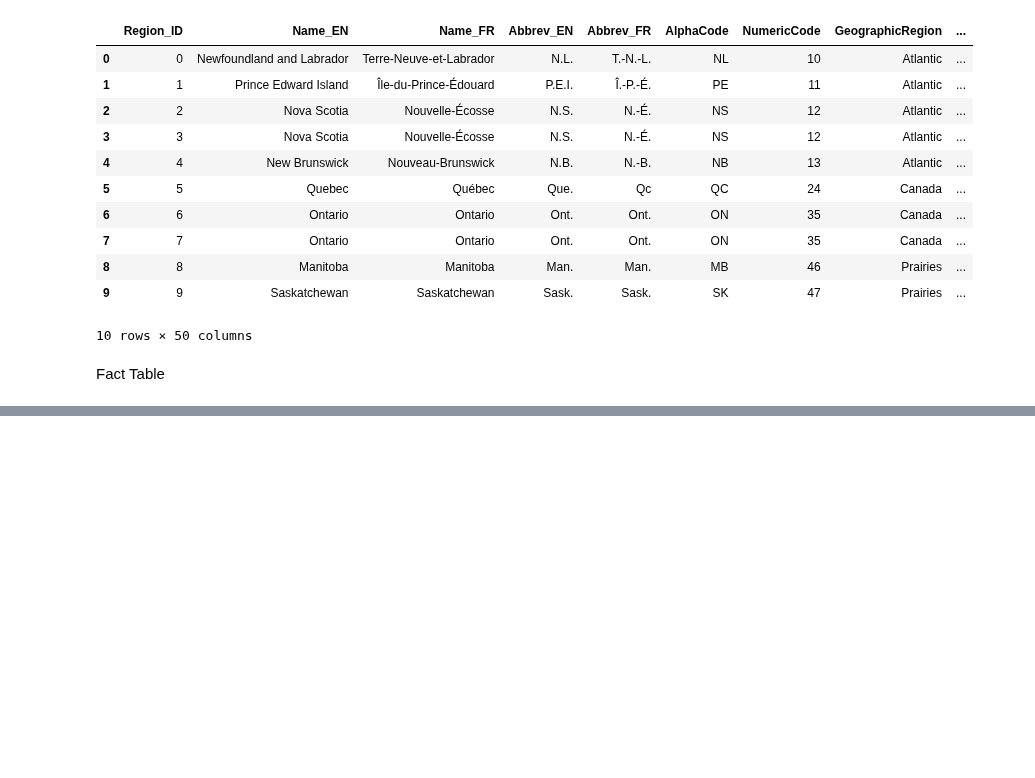
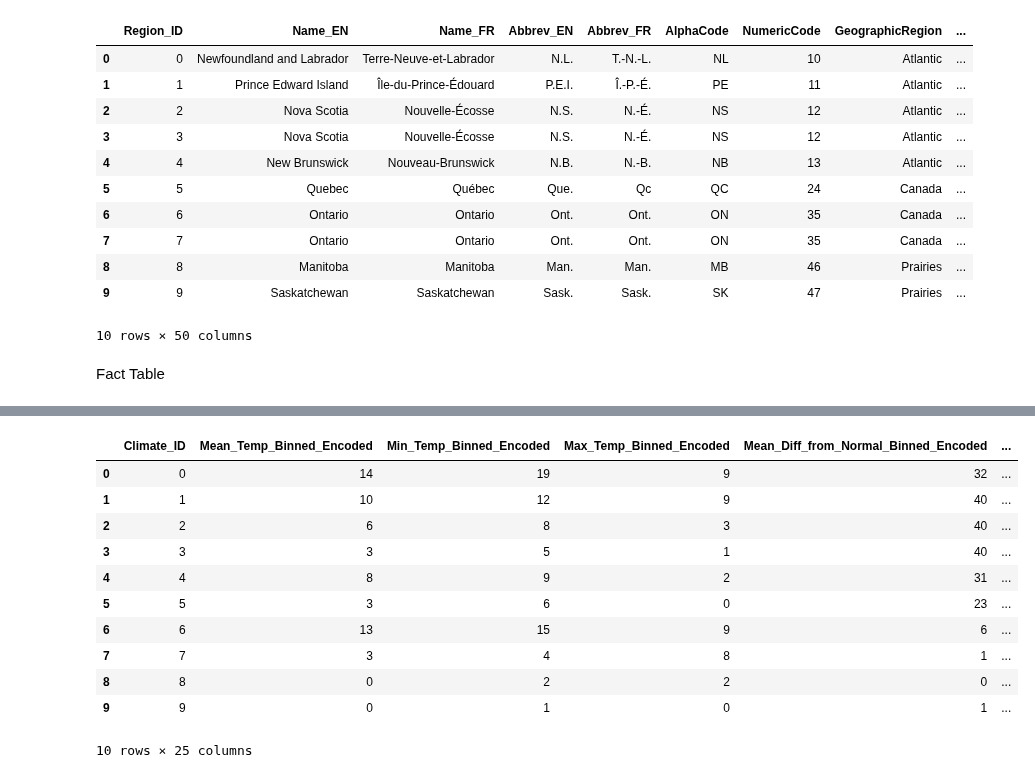
Before and after one commit to Daniel-Dumitrescu/csi4142-project, a Jupyter notebook: Data_Transformation.ipynb, the cells around one changed output, grey strips where cells are left out. Drawn from its saved outputs; the diff is of its cells as text; code cells hidden in the pictures; blank space fills up the shorter version.

```diff
--- a/Data_Transformation.ipynb
+++ b/Data_Transformation.ipynb
@@ -214,0 +254,6 @@ fact_table['Total_Value_Binned_Encoded'] = pd.qcut(region_df[col], q=math.ceil(m
+# %%
+crop_df = pd.read_csv("datasets/crop_dimension_encoded.csv")
+region_df = pd.read_csv("datasets/region_dim_binned_encoded.csv")
+date_df = pd.read_csv("datasets\dates_dim.csv")
+climate_df = pd.read_csv("datasets\climate_dimension_binned.csv")
+fact_table = pd.read_csv("datasets/cropFactTable.csv")
@@ -214,0 +326,19 @@ fact_table['Total_Value_Binned_Encoded'] = pd.qcut(region_df[col], q=math.ceil(m
+# %%
+for col in climate_df.columns:
+    if 'Climate_ID' not in col and 'Encoded' not in col:
+        climate_df.drop(col,axis=1,inplace=True)
+# %%
+climate_df.head(10)
+# %% [output]
+|  | Climate_ID | Mean_Temp_Binned_Encoded | Min_Temp_Binned_Encoded | Max_Temp_Binned_Encoded | Mean_Diff_from_Normal_Binned_Encoded | ... |
+| 0 | 0 | 14 | 19 | 9 | 32 | ... |
+| 1 | 1 | 10 | 12 | 9 | 40 | ... |
+| 2 | 2 | 6 | 8 | 3 | 40 | ... |
+| 3 | 3 | 3 | 5 | 1 | 40 | ... |
+| 4 | 4 | 8 | 9 | 2 | 31 | ... |
+| 5 | 5 | 3 | 6 | 0 | 23 | ... |
+| 6 | 6 | 13 | 15 | 9 | 6 | ... |
+| 7 | 7 | 3 | 4 | 8 | 1 | ... |
+| 8 | 8 | 0 | 2 | 2 | 0 | ... |
+| 9 | 9 | 0 | 1 | 0 | 1 | ... |
+10 rows × 25 columns
```
Also changed, not shown: parts of 31 cells of this notebook, 7 other files.
